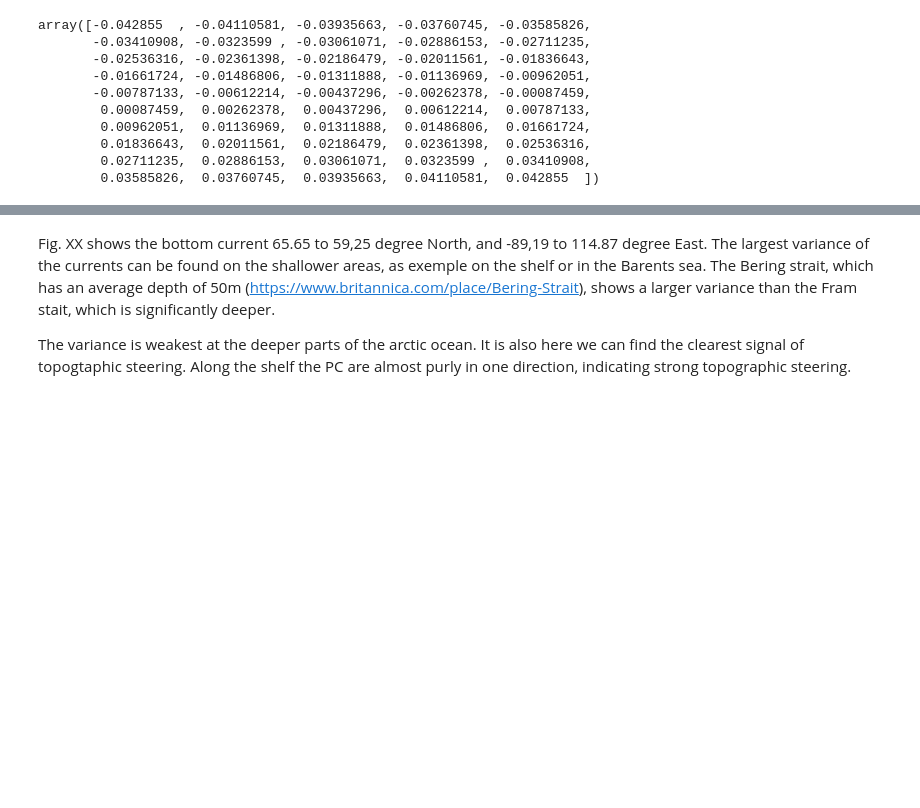
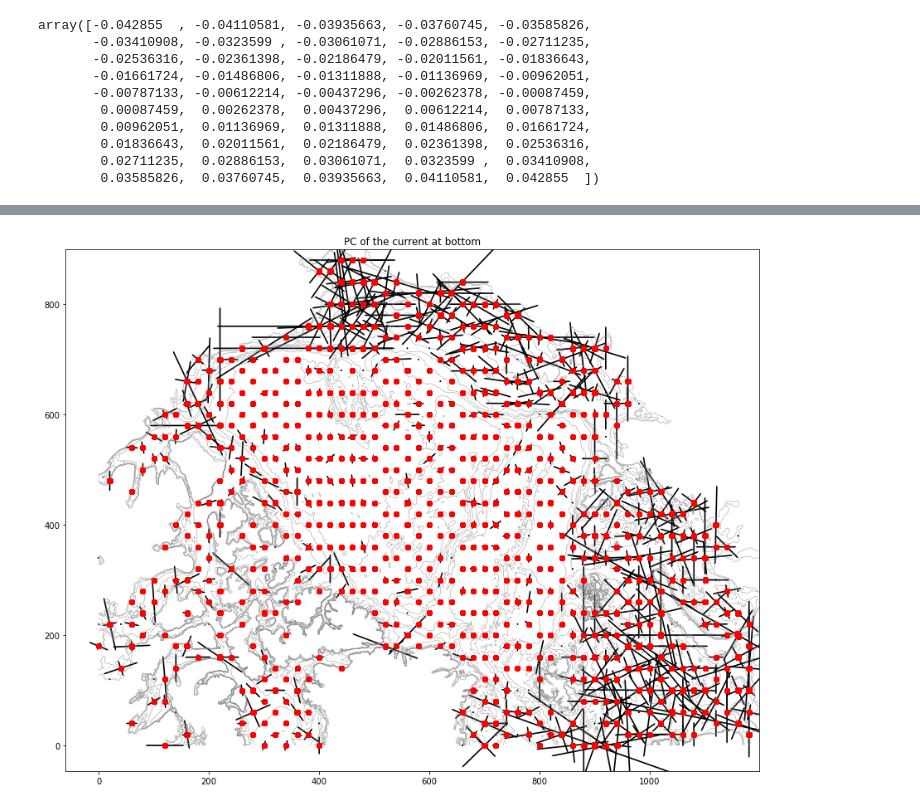
Before and after one commit to kaje2301/Master_2022, a Jupyter notebook: PC_bottom_smoothend.ipynb, the cells around one changed output, grey strips where cells are left out. Saved outputs shown, nothing was run; the diff lists cells and outputs as text; code cells hidden in the pictures; blank space fills up the shorter version.

```diff
--- a/PC_bottom_smoothend.ipynb
+++ b/PC_bottom_smoothend.ipynb
@@ -308,4 +324,36 @@ ValueError: setting an array element with a sequence.
-# %% [markdown]
-Fig. XX shows the bottom current 65.65 to 59,25 degree North, and -89,19 to 114.87 degree East. The largest variance of the currents can be found on the shallower areas, as exemple on the shelf or in the Barents sea. The Bering strait, which has an average depth of 50m (https://www.britannica.com/place/Bering-Strait), shows a larger variance than the Fram stait, which is significantly deeper.
-
-The variance is weakest at the deeper parts of the arctic ocean. It is also here we can find the clearest signal of topogtaphic steering. Along the shelf the PC are almost purly in one direction, indicating strong topographic steering.
+# %%
+fig, ax = plt.subplots(1,1,figsize=(15,15))
+n = 2
+plt.title(f'PC of the current at bottom')
+ax.contour(dset.mbathy[900:1800,200:1400], colors='grey',levels=8, linewidths=0.4)
+
+ax.plot((expr[::n]+xe[::n]),(eypr[::n]+ye[::n]),'ro',(exmr[::2]+xe[::2]),(eymr[::n]+ye[::n]),'ro')
+
+ax.quiver( x[::2], y[::2], PC11[::2], PC12[::2],
+    #color='r',
+    headwidth=1,
+    headlength=1,
+    width=0.002,
+    scale=0.5)
+ax.quiver(x[::2], y[::2], -PC11[::2], -PC12[::2],
+    #color='r',
+    headwidth=1,
+    headlength=1,
+    width=0.002,
+    scale=0.5)
+ax.quiver( x[::2], y[::2], PC21[::2], PC22[::2],
+    #color='b',
+    headwidth=1,
+    headlength=1,
+    width=0.002,
+    scale=0.5)
+ax.quiver( x[::2], y[::2], -PC21[::2], -PC22[::2],
+    #color='b',
+    headwidth=1,
+    headlength=1,
+    width=0.002,
+    scale=0.5)
+ax.set_aspect('equal')
+plt.show()
+# %% [output]
+[figure, added]
```
Also changed, not shown: parts of 9 cells of this notebook, 3 other files.
